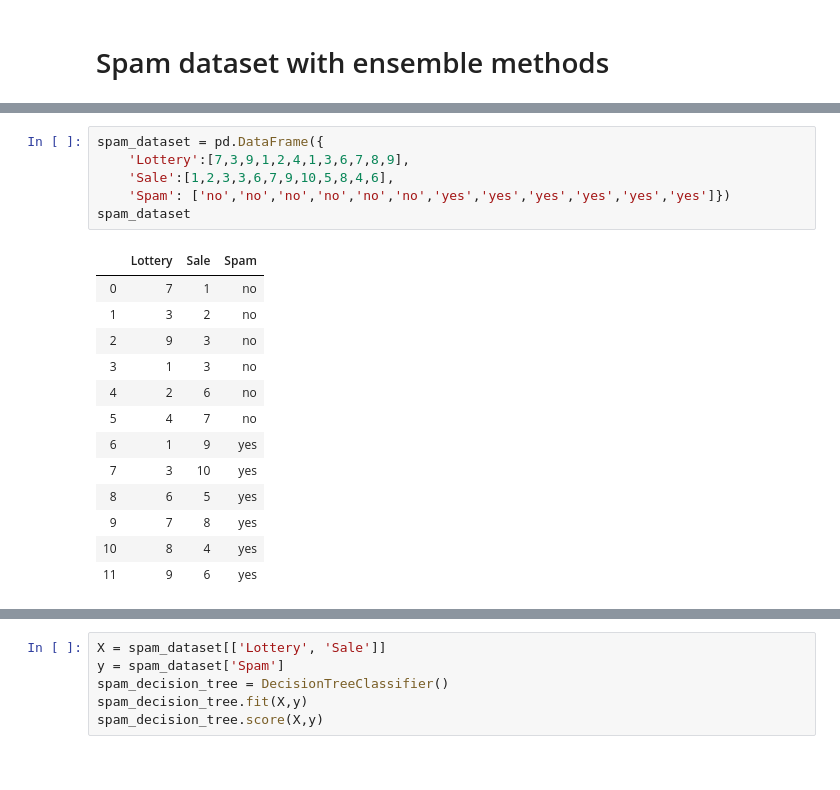
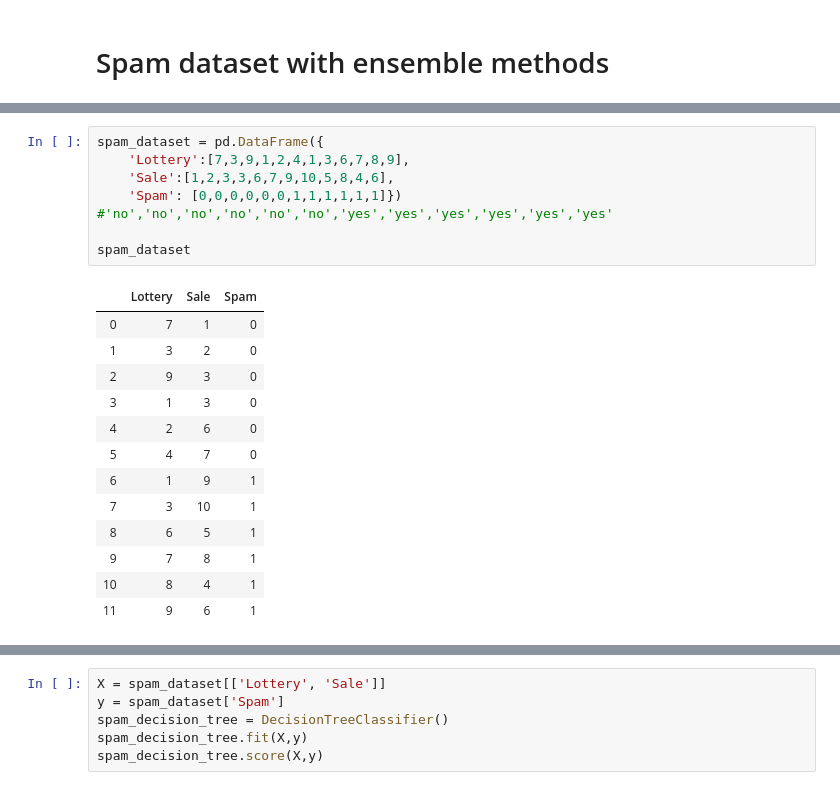
Before and after one commit to luisguiserrano/manning, a Jupyter notebook: Chapter 10 - Ensemble Methods/Ensemble Methods.ipynb, the cells around one changed output, grey strips where cells are left out. Drawn from its saved outputs; the diff is of its cells as text.

```diff
--- a/Chapter 10 - Ensemble Methods/Ensemble Methods.ipynb
+++ b/Chapter 10 - Ensemble Methods/Ensemble Methods.ipynb
@@ -6,20 +47,21 @@ from sklearn.tree import DecisionTreeClassifier
 # %%
 spam_dataset = pd.DataFrame({
     'Lottery':[7,3,9,1,2,4,1,3,6,7,8,9],
     'Sale':[1,2,3,3,6,7,9,10,5,8,4,6],
-    'Spam': ['no','no','no','no','no','no','yes','yes','yes','yes','yes','yes']})
+    'Spam': [0,0,0,0,0,0,1,1,1,1,1,1]}) #'no','no','no','no','no','no','yes','yes','yes','yes','yes','yes'
+
 spam_dataset
 # %% [output]
 |  | Lottery | Sale | Spam |
-| 0 | 7 | 1 | no |
-| 1 | 3 | 2 | no |
-| 2 | 9 | 3 | no |
-| 3 | 1 | 3 | no |
-| 4 | 2 | 6 | no |
-| 5 | 4 | 7 | no |
-| 6 | 1 | 9 | yes |
-| 7 | 3 | 10 | yes |
-| 8 | 6 | 5 | yes |
-| 9 | 7 | 8 | yes |
-| 10 | 8 | 4 | yes |
-| 11 | 9 | 6 | yes |
+| 0 | 7 | 1 | 0 |
+| 1 | 3 | 2 | 0 |
+| 2 | 9 | 3 | 0 |
+| 3 | 1 | 3 | 0 |
+| 4 | 2 | 6 | 0 |
+| 5 | 4 | 7 | 0 |
+| 6 | 1 | 9 | 1 |
+| 7 | 3 | 10 | 1 |
+| 8 | 6 | 5 | 1 |
+| 9 | 7 | 8 | 1 |
+| 10 | 8 | 4 | 1 |
+| 11 | 9 | 6 | 1 |
```
Also changed, not shown: parts of 12 cells of this notebook.
